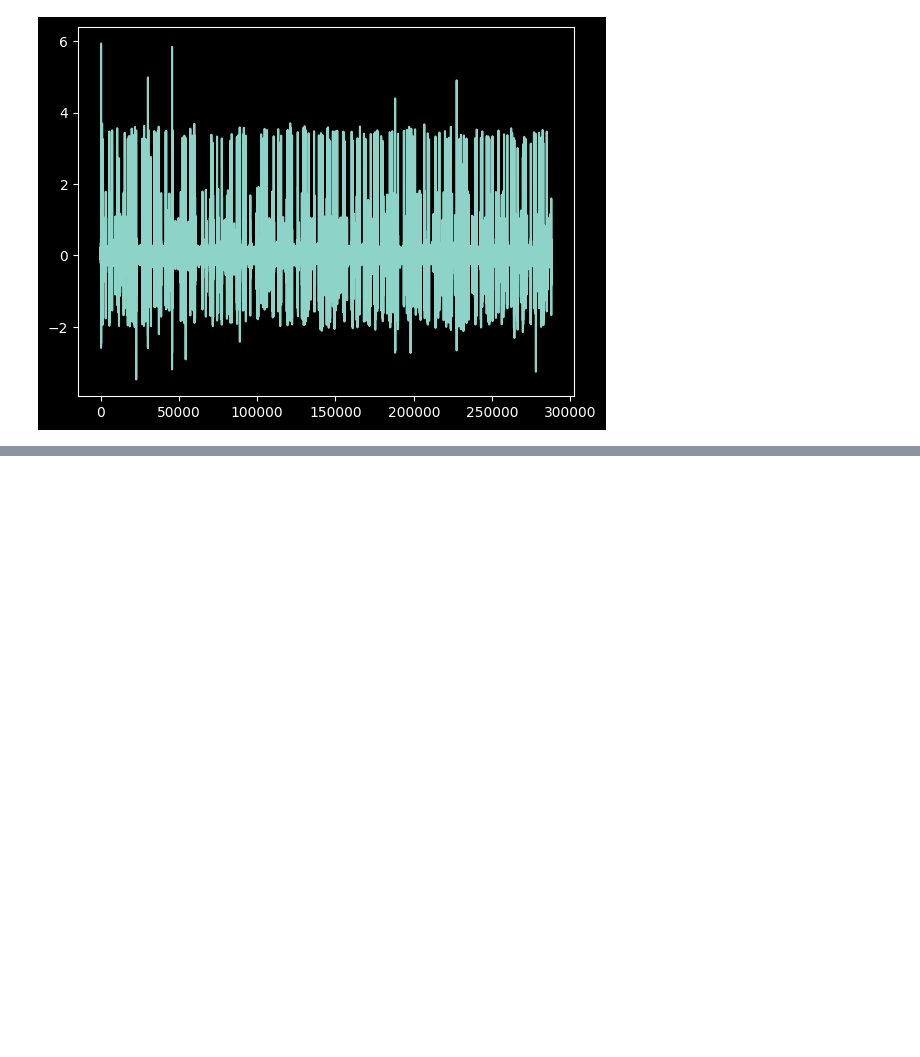
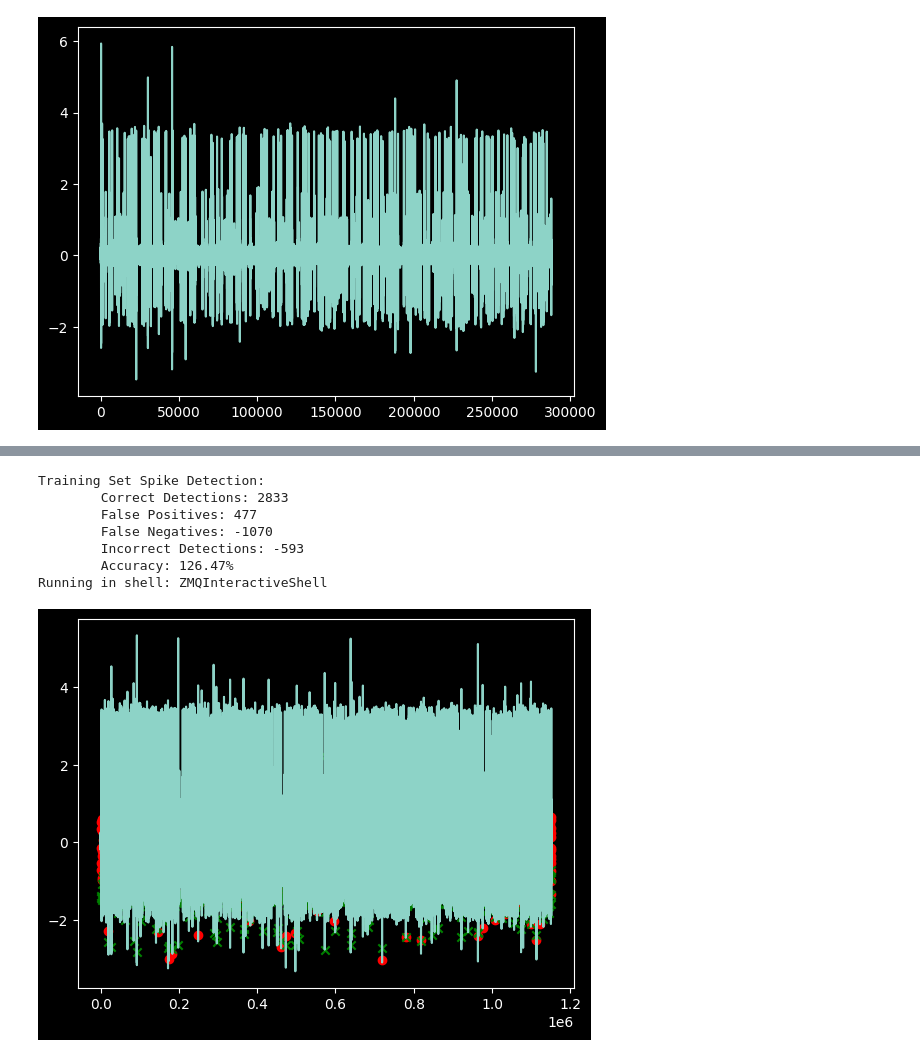
Before and after one commit to seb-hall/EE40098-Labs, a Jupyter notebook: cwc2.ipynb, the cells around one changed output, grey strips where cells are left out. Saved outputs shown, nothing was run; the diff lists cells and outputs as text; code cells hidden in the pictures; blank space fills up the shorter version.

Commit message:
added templator

```diff
--- a/cwc2.ipynb
+++ b/cwc2.ipynb
@@ -182,0 +188,44 @@ for template in templator.templates:
+# %%
+# NOW, TEST NON-OVERLAPPING TEMPLATE MATCHING
+
+templator.detect_with_templates(
+    correlation_threshold=0.60,
+    min_distance=25)
+
+## evaluate spike detection performance on training set
+correct_detections = 0
+false_positives = 0
+false_negatives = 0
+
+for detected_spike in templator.indices:
+    if any(np.abs(train_spikes.indices - detected_spike) <= min_distance):
+        correct_detections += 1
+    else:
+        false_positives += 1
+
+incorrect_detections = false_positives + (len(train_spikes.indices) - correct_detections)
+
+print("Training Set Spike Detection:")
+print("\tCorrect Detections:", correct_detections)
+print("\tFalse Positives:", false_positives)
+print("\tFalse Negatives:", len(train_spikes.indices) - correct_detections)
+print("\tIncorrect Detections:", incorrect_detections)
+print("\tAccuracy: {:.2f}%".format(100 * correct_detections / (correct_detections + incorrect_detections)))
+
+
+# plot detected spikes on training data, alonside the true spike indices
+
+if in_jupyter():
+    plt.plot(train_filter.filtered_data)
+    plt.scatter(templator.indices, train_filter.filtered_data[templator.indices], color='red')
+    plt.scatter(train_spikes.indices, train_filter.filtered_data[train_spikes.indices], color='green', marker='x')
+    plt.show()
+# %% [output]
+Training Set Spike Detection:
+        Correct Detections: 2833
+        False Positives: 477
+        False Negatives: -1070
+        Incorrect Detections: -593
+        Accuracy: 126.47%
+Running in shell: ZMQInteractiveShell
+[figure, added]
```
Also changed, not shown: parts of 4 cells of this notebook, 2 other files.
